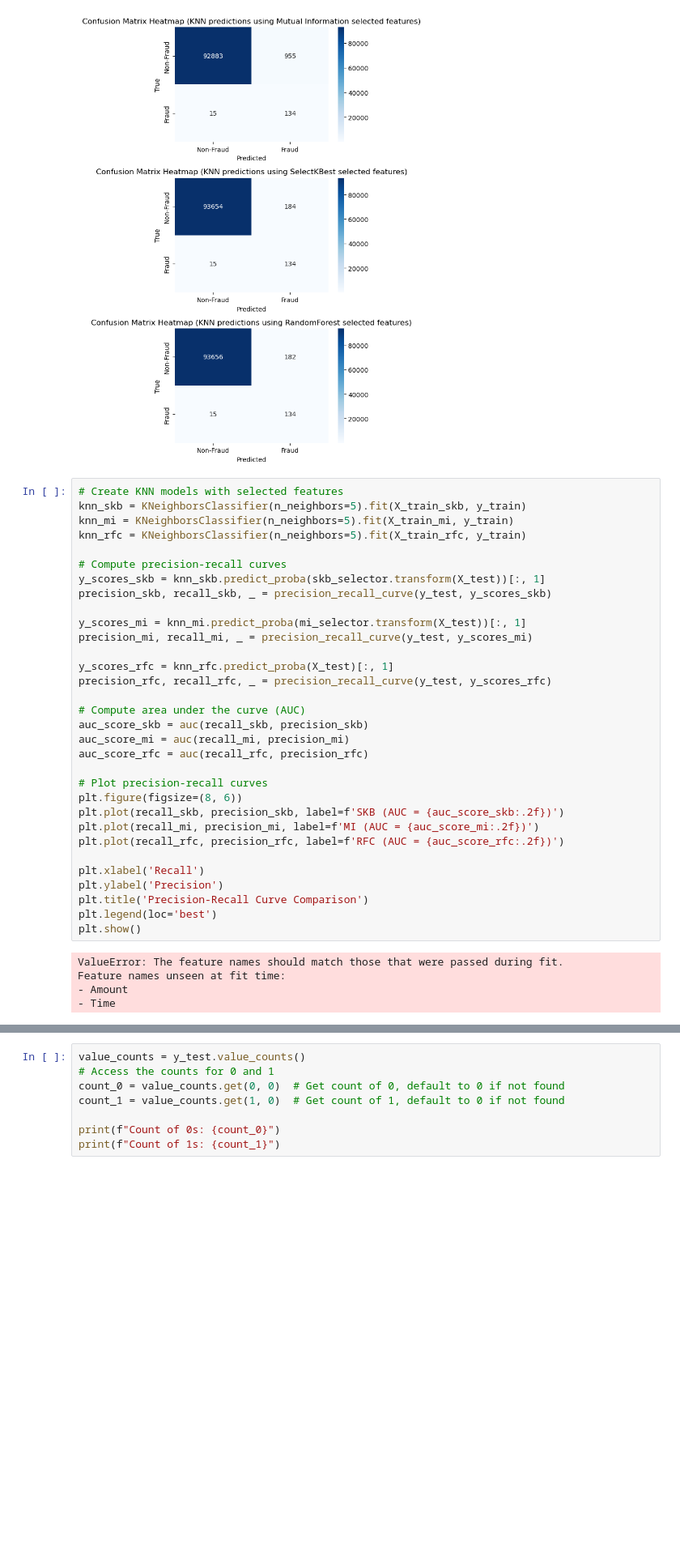
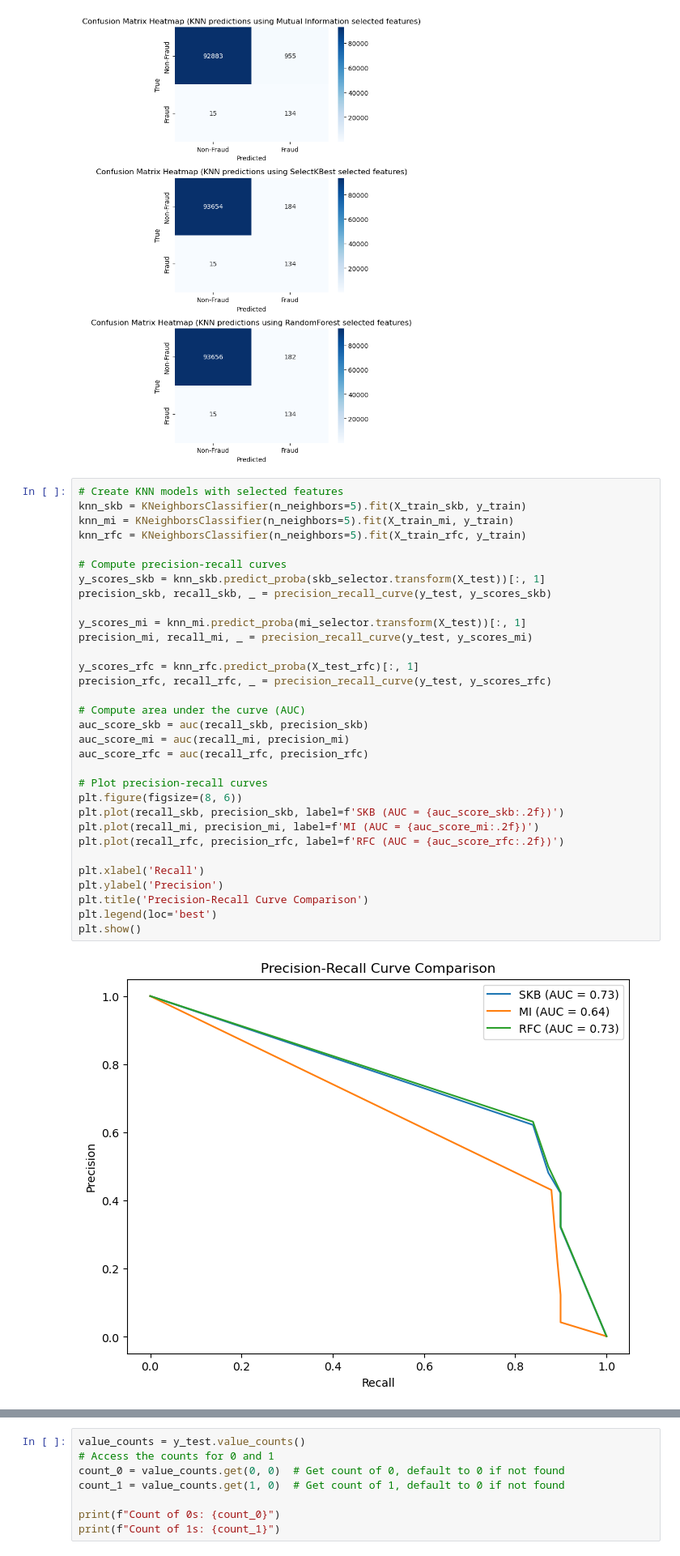
Before and after one commit to AnkitDogra-07/Research-CSE-V, a Jupyter notebook: Work/Notebooks for Data Cleaning/preprocessing.ipynb, the cells around one changed output, grey strips where cells are left out. Shown at 81% size. Drawn from its saved outputs; the diff is of its cells as text; blank space fills up the shorter version.

```diff
--- a/Work/Notebooks for Data Cleaning/preprocessing.ipynb
+++ b/Work/Notebooks for Data Cleaning/preprocessing.ipynb
@@ -512,38 +512,35 @@ plt.show()
 knn_skb = KNeighborsClassifier(n_neighbors=5).fit(X_train_skb, y_train)
 knn_mi = KNeighborsClassifier(n_neighbors=5).fit(X_train_mi, y_train)
 knn_rfc = KNeighborsClassifier(n_neighbors=5).fit(X_train_rfc, y_train)
 
 # Compute precision-recall curves
 y_scores_skb = knn_skb.predict_proba(skb_selector.transform(X_test))[:, 1]
 precision_skb, recall_skb, _ = precision_recall_curve(y_test, y_scores_skb)
 
 y_scores_mi = knn_mi.predict_proba(mi_selector.transform(X_test))[:, 1]
 precision_mi, recall_mi, _ = precision_recall_curve(y_test, y_scores_mi)
 
-y_scores_rfc = knn_rfc.predict_proba(X_test)[:, 1]
+y_scores_rfc = knn_rfc.predict_proba(X_test_rfc)[:, 1]
 precision_rfc, recall_rfc, _ = precision_recall_curve(y_test, y_scores_rfc)
 
 # Compute area under the curve (AUC)
 auc_score_skb = auc(recall_skb, precision_skb)
 auc_score_mi = auc(recall_mi, precision_mi)
 auc_score_rfc = auc(recall_rfc, precision_rfc)
 
 # Plot precision-recall curves
 plt.figure(figsize=(8, 6))
 plt.plot(recall_skb, precision_skb, label=f'SKB (AUC = {auc_score_skb:.2f})')
 plt.plot(recall_mi, precision_mi, label=f'MI (AUC = {auc_score_mi:.2f})')
 plt.plot(recall_rfc, precision_rfc, label=f'RFC (AUC = {auc_score_rfc:.2f})')
 
 plt.xlabel('Recall')
 plt.ylabel('Precision')
 plt.title('Precision-Recall Curve Comparison')
 plt.legend(loc='best')
 plt.show()
 # %% [output]
-ValueError: The feature names should match those that were passed during fit.
-Feature names unseen at fit time:
-- Amount
-- Time
+[figure, added]
 # %%
 # Computing ROC curves
 y_scores_skb = knn_skb.predict_proba(skb_selector.transform(X_test))[:, 1]
```
Also changed, not shown: parts of 4 cells of this notebook, 2 other files.
